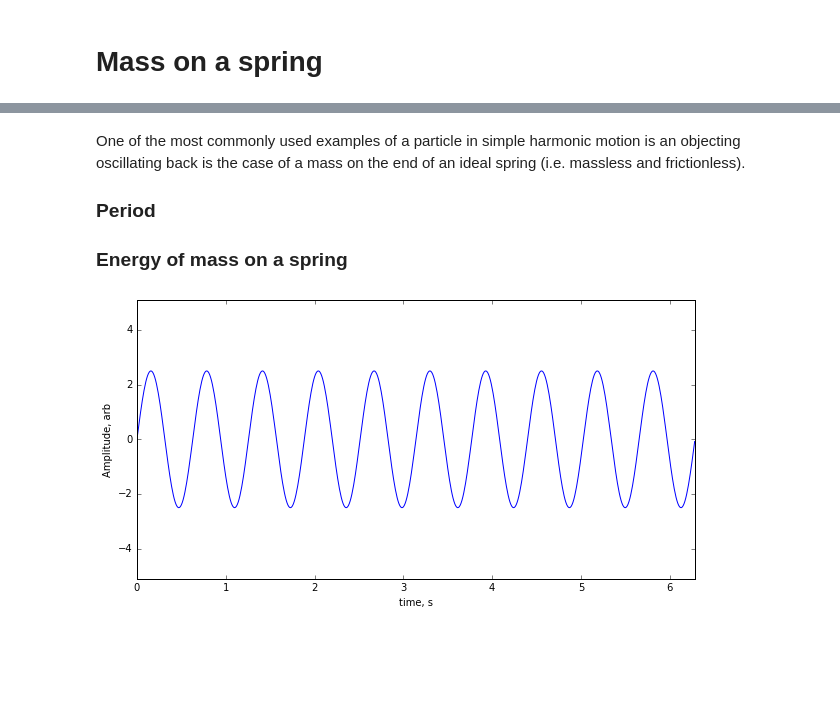
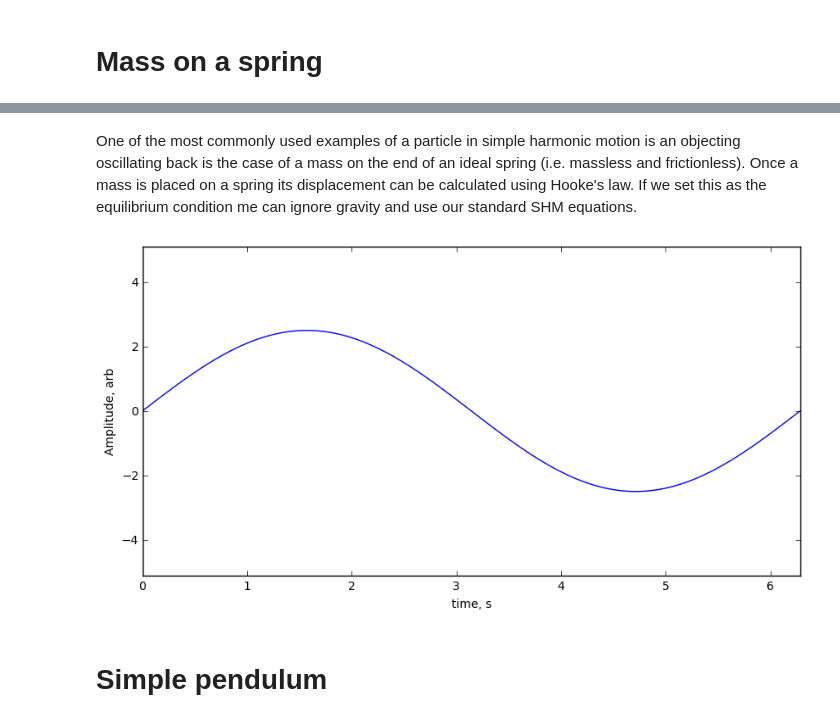
Before and after one commit to nvhealy/PHY1022Notebooks, a Jupyter notebook: sci/SHMapp.ipynb, the cells around one changed output, grey strips where cells are left out. Cells and saved outputs as stored; diff of their text form; code cells hidden in the pictures; blank space fills up the shorter version.

```diff
--- a/sci/SHMapp.ipynb
+++ b/sci/SHMapp.ipynb
@@ -50,9 +53,17 @@ Insert a nice figure here
 # %% [markdown]
-One of the most commonly used examples of a particle in simple harmonic motion is an objecting oscillating back is the case of a mass on the end of an ideal spring (i.e. massless and frictionless).
-
-### Period
-### Energy of mass on a spring
+One of the most commonly used examples of a particle in simple harmonic motion is an objecting oscillating back is the case of a mass on the end of an ideal spring (i.e. massless and frictionless). Once a mass is placed on a spring its displacement can be calculated using Hooke's law. If we set this as the equilibrium condition me can ignore gravity and use our standard SHM equations.
+# %%
+def pltmass(mass, spring_constant, x_max):
+    fig = plt.figure(figsize=(10, 5))
+    omega = np.sqrt(spring_constant/mass)
+    plt.plot(t,x_max*np.sin(t*omega))
+    plt.ylim(-5.1,5.1)
+    plt.xlim(0, 2*np.pi)
+    plt.xlabel("time, s")
+    plt.ylabel("Amplitude, arb")
 # %%
-interact(pltbeats, omega =(0.1,20,0.1), x_max = (0.1,5,0.1));
+interact(pltmass, mass =(0.1,20,0.1), spring_constant = (0.1,20,0.1), x_max = (0.1,5,0.1));
 # %% [output]
-[figure, old version]
+[figure, new version]
+# %% [markdown]
+# Simple pendulum
```
Also changed, not shown: parts of 8 cells of this notebook, 10 other files.
